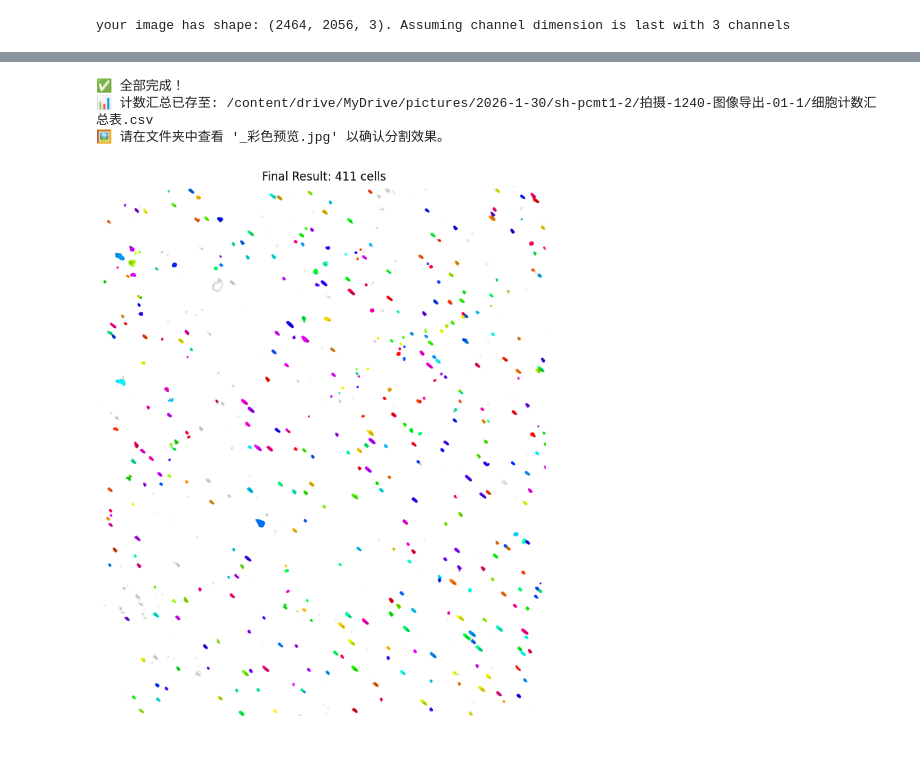
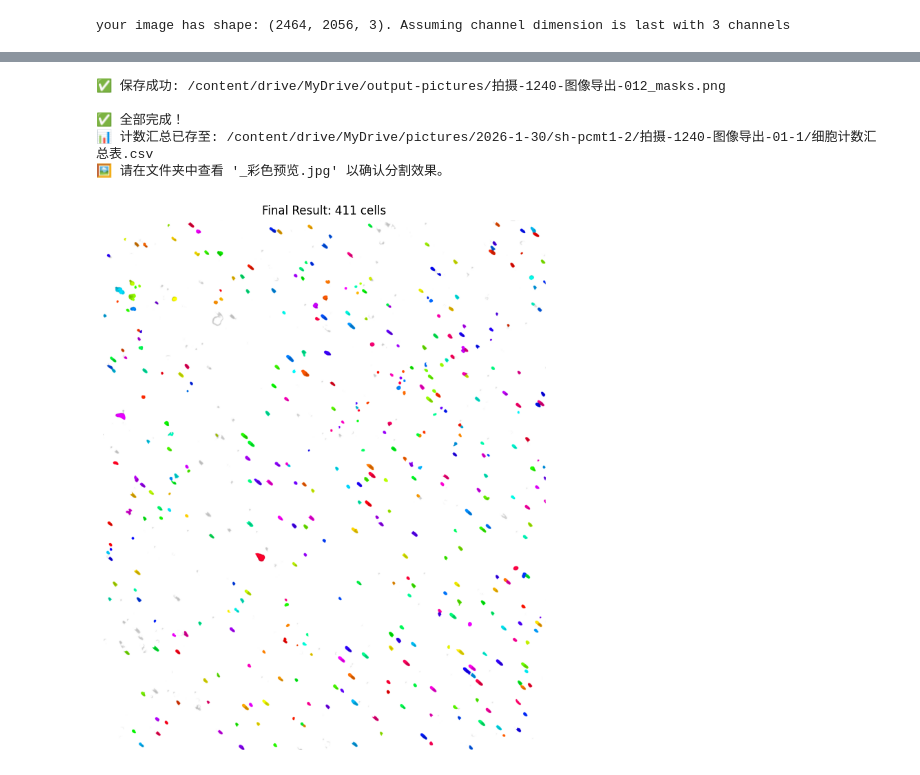
Before and after one commit to JYP163/awesome-chatgpt-prompts-zh, a Jupyter notebook: notebooks/run_Cellpose-SAM.ipynb, the cells around one changed output, grey strips where cells are left out. Drawn from its saved outputs; the diff is of its cells as text; code cells hidden in the pictures.

```diff
--- a/notebooks/run_Cellpose-SAM.ipynb
+++ b/notebooks/run_Cellpose-SAM.ipynb
@@ -150,16 +151,32 @@ for i in trange(len(files)):
     preview_path = dir / (f.stem + "_彩色预览.jpg")
     io.imsave(preview_path, view_img)
 
-    # --- 5. 保存数据结果 ---
-    # 保存原始 Mask (给电脑读的黑白图)
-    mask_path = dir / (f.stem + "_masks" + masks_ext)
-    io.imsave(mask_path, masks)
+import os
+from pathlib import Path
 
-    # 修正后的 ROI 保存 (使用 cellpose.io)
-    try:
-        cp_io.save_rois(masks, f)
-    except Exception as e:
-        print(f"⚠️ ROI保存失败: {e}")
+# --- 设置自定义保存路径 ---
+# 在这里填入你想保存的文件夹路径
+custom_save_path = "/content/drive/MyDrive/output-pictures"
+output_dir = Path(custom_save_path)
+
+# 确保文件夹存在，如果不存在则自动创建
+output_dir.mkdir(parents=True, exist_ok=True)
+
+# --- 5. 保存数据结果 ---
+# 1. 这里补充定义 masks_ext (如果你想要 tif 格式，就改成 ".tif")
+masks_ext = ".png"
+
+    # 2. 保存原始 Mask (给电脑读的黑白图)
+mask_path = output_dir / (f.stem + "_masks" + masks_ext)
+io.imsave(mask_path, masks)
+
+    # 3. 修正后的 ROI 保存 (使用 cellpose.io)
+try:
+    target_file_path = output_dir / f.name
+    cp_io.save_rois(masks, target_file_path)
+    print(f"✅ 保存成功: {mask_path}")
+except Exception as e:
+    print(f"⚠️ ROI保存失败: {e}")
 
 # --- 6. 导出汇总表到 Excel (CSV) ---
 df = pd.DataFrame(results)
@@ -184,6 +200,8 @@ plt.show()
 
 图片 [1/1]: 拍摄-1240-图像导出-012.tif | 找到 411 个细胞
+✅ 保存成功: /content/drive/MyDrive/output-pictures/拍摄-1240-图像导出-012_masks.png
+
 ✅ 全部完成！
 📊 计数汇总已存至: /content/drive/MyDrive/pictures/2026-1-30/sh-pcmt1-2/拍摄-1240-图像导出-01-1/细胞计数汇总表.csv
 🖼️ 请在文件夹中查看 '_彩色预览.jpg' 以确认分割效果。
-[figure, old version]
+[figure, new version]
```
Also changed, not shown: parts of 5 cells of this notebook.
